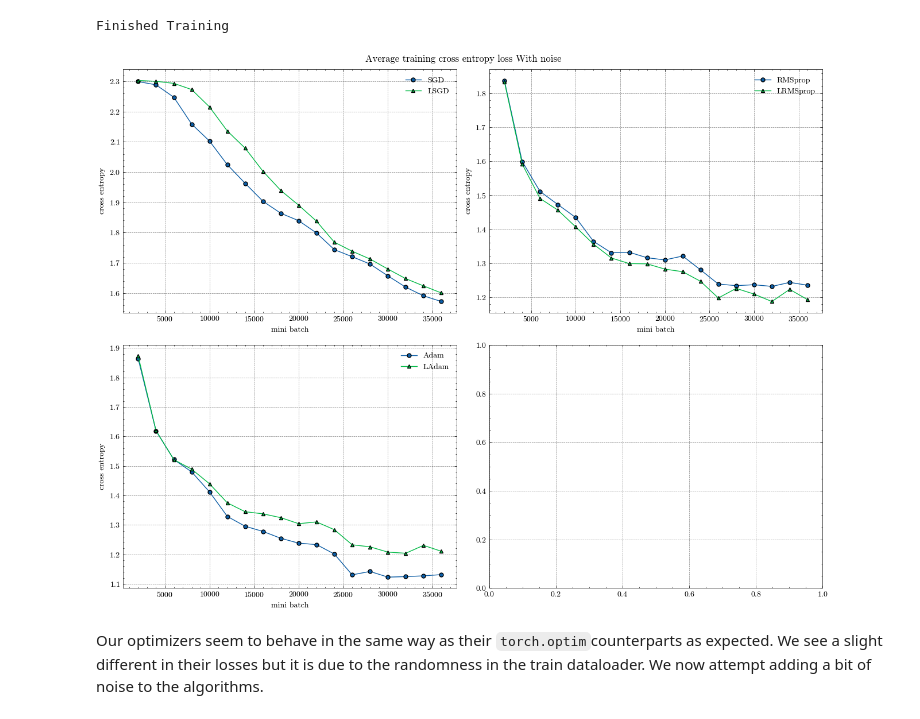
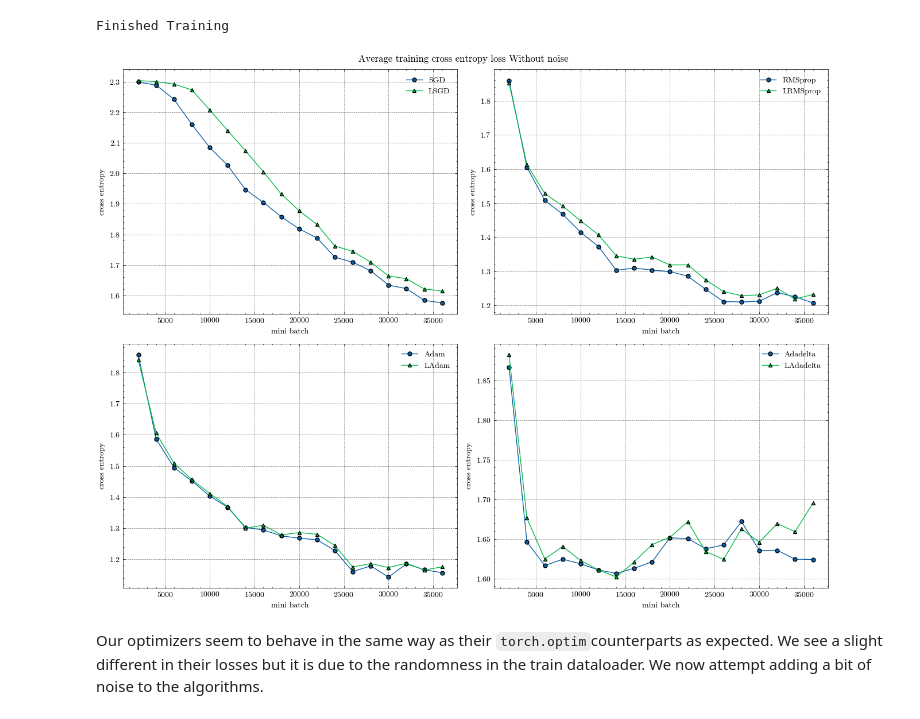
Before and after one commit to SaadSouilmi/Langevin-algorithms-for-deep-stochastic-control, a Jupyter notebook: Notebook.ipynb, the cells around one changed output. Cells and saved outputs as stored; diff of their text form; code cells hidden in the pictures.

````diff
--- a/Notebook.ipynb
+++ b/Notebook.ipynb
@@ -114,6 +125,8 @@ net_rmsprop = Net()
 net_lrmsprop = Net()
 net_adam = Net()
 net_ladam = Net()
+net_adadelta = Net()
+net_ladadelta = Net()
 
 criterion = nn.CrossEntropyLoss()
 sgd = optim.SGD(net_sgd.parameters(), lr=0.001, momentum=0)
@@ -122,4 +135,6 @@ rmsprop = optim.RMSprop(net_rmsprop.parameters(), lr=0.001)
 lrmsprop = LRMSprop(net_lrmsprop.parameters(), lr=0.001, sigma=0.0)
 adam = optim.Adam(net_adam.parameters(), lr=0.001)
 ladam = LAdam(net_ladam.parameters(), lr=0.001, sigma=0.0)
+adadelta = optim.Adadelta(net_adadelta.parameters(), lr=1.0)
+ladadelta = LAdadelta(net_ladadelta.parameters(), lr=1.0, sigma=0.0)
 # %%
@@ -240,34 +258,55 @@ axs[0][1].legend()
 axs[0][1].set_xlabel("mini batch")
 axs[0][1].set_ylabel("cross entropy")
 
 # Adam plots
 axs[1][0].plot(
     2000 * (1 + np.arange(len(adam_losses))),
     adam_losses,
     label="Adam",
     marker="o",
     mec="k",
     ms=5,
 )
 axs[1][0].plot(
     2000 * (1 + np.arange(len(ladam_losses))),
     ladam_losses,
     label="LAdam",
     marker="^",
     mec="k",
     ms=5,
 )
 axs[1][0].legend()
 axs[1][0].set_xlabel("mini batch")
 axs[1][0].set_ylabel("cross entropy")
 
+# Adadelta plots
+axs[1][1].plot(
+    2000 * (1 + np.arange(len(adadelta_losses))),
+    adadelta_losses,
+    label="Adadelta",
+    marker="o",
+    mec="k",
+    ms=5,
+)
+axs[1][1].plot(
+    2000 * (1 + np.arange(len(ladadelta_losses))),
+    ladadelta_losses,
+    label="LAdadelta",
+    marker="^",
+    mec="k",
+    ms=5,
+)
+axs[1][1].legend()
+axs[1][1].set_xlabel("mini batch")
+axs[1][1].set_ylabel("cross entropy")
+
 
 fig.suptitle("Average training cross entropy loss Without noise")
 fig.tight_layout()
 plt.show()
 plt.close()
 # %% [output]
-[figure, old version]
+[figure, new version]
 # %% [markdown]
 Our optimizers seem to behave in the same way as their ```torch.optim```counterparts as expected. We see a slight different in their losses but it is due to the randomness in the train dataloader. We now attempt adding a bit of noise to the algorithms.
 # %%
````
Also changed, not shown: parts of 6 cells of this notebook, 6 other files.
